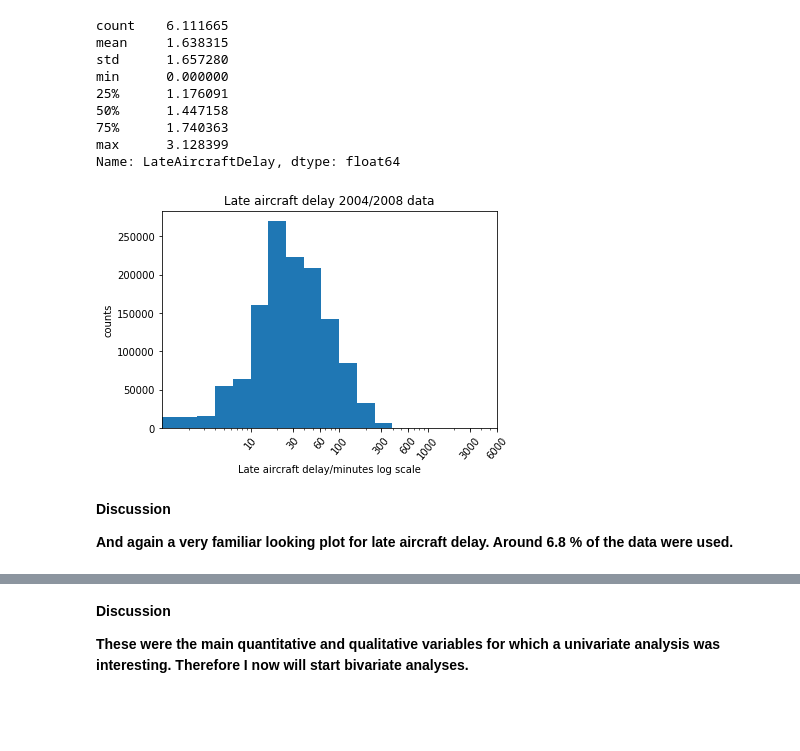
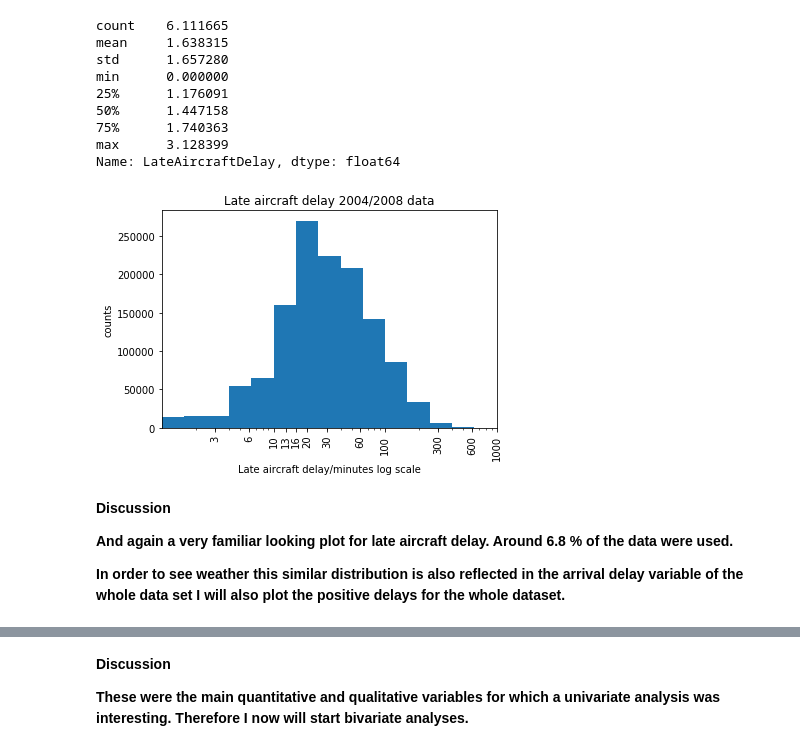
Before and after one commit to ToHa1966/Flights, a Jupyter notebook: Flights.ipynb, the cells around one changed output, grey strips where cells are left out. Drawn from its saved outputs; the diff is of its cells as text; code cells hidden in the pictures; blank space fills up the shorter version.

```diff
--- a/Flights.ipynb
+++ b/Flights.ipynb
@@ -1624,20 +1632,22 @@ min      0.000000
 max      3.128399
 Name: LateAircraftDelay, dtype: float64
 # %%
-# log transform NAS delay data
+# log transform late aircraft delay data
 bin_edges = 10 ** np.arange(0, 3.13 + 0.2, 0.2 )
 plt.hist(data = df_cct_0408_posa, x = 'LateAircraftDelay', bins = bin_edges);
 plt.xscale('log');
-tic_loc = [0, 10, 30, 60, 100, 300, 600, 1000, 3000, 6000]
+tic_loc = [0, 3, 6, 10, 13, 16, 20, 30, 60, 100, 300, 600, 1000]
 plt.xticks(tic_loc, tic_loc)
-plt.xticks(rotation=50);
-plt.xlim(0,6000);
+plt.xticks(rotation=90);
+plt.xlim(0,1000);
 plt.xlabel('Late aircraft delay/minutes log scale')
 plt.ylabel('counts')
 plt.title('Late aircraft delay 2004/2008 data');
 # %% [output]
-[figure, old version]
+[figure, new version]
 # %% [markdown]
 **Discussion**
 
 **And again a very familiar looking plot for late aircraft delay. Around 6.8 % of the data were used.**
+
+**In order to see weather this similar distribution is also reflected in the arrival delay variable of the whole data set I will also plot the positive delays for the whole dataset.**
```
Also changed, not shown: parts of 75 cells of this notebook.
